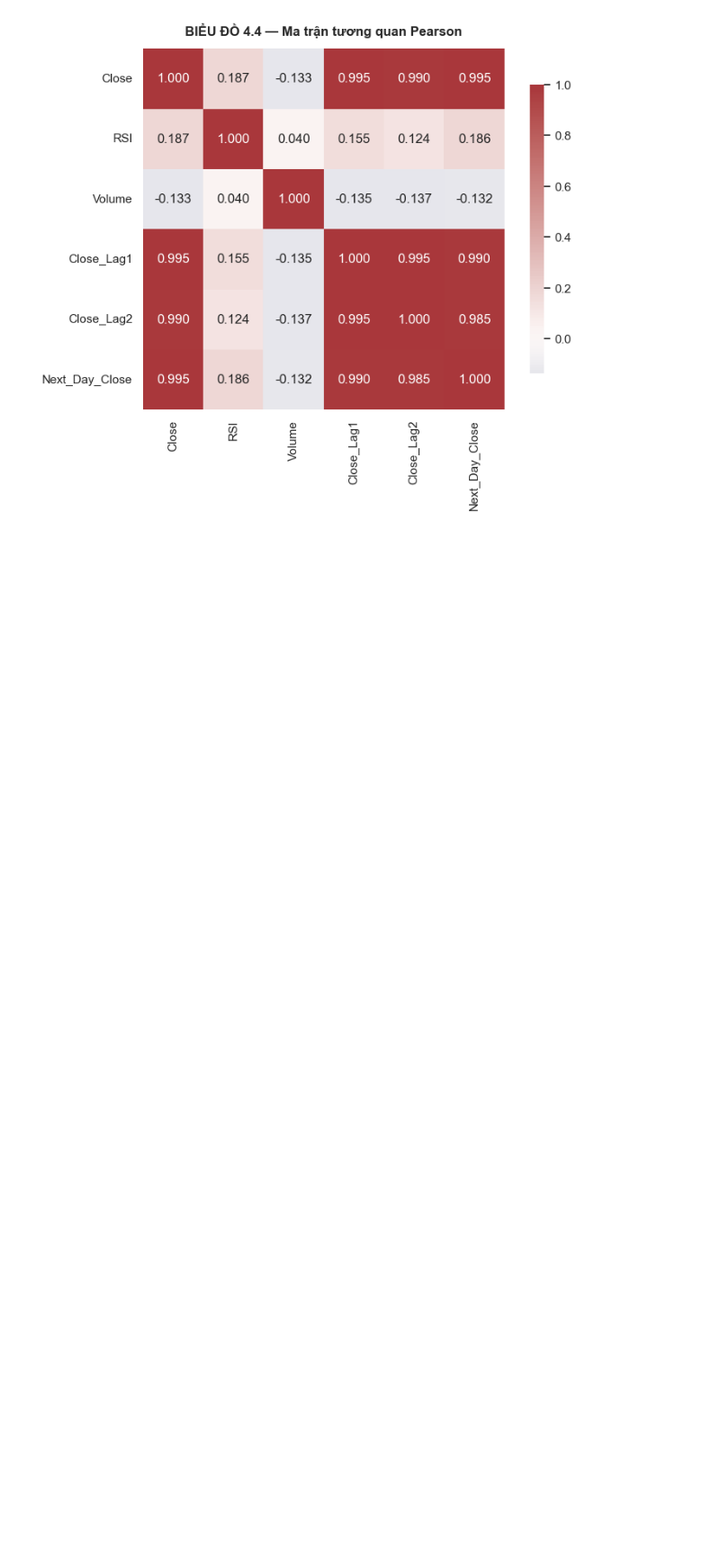
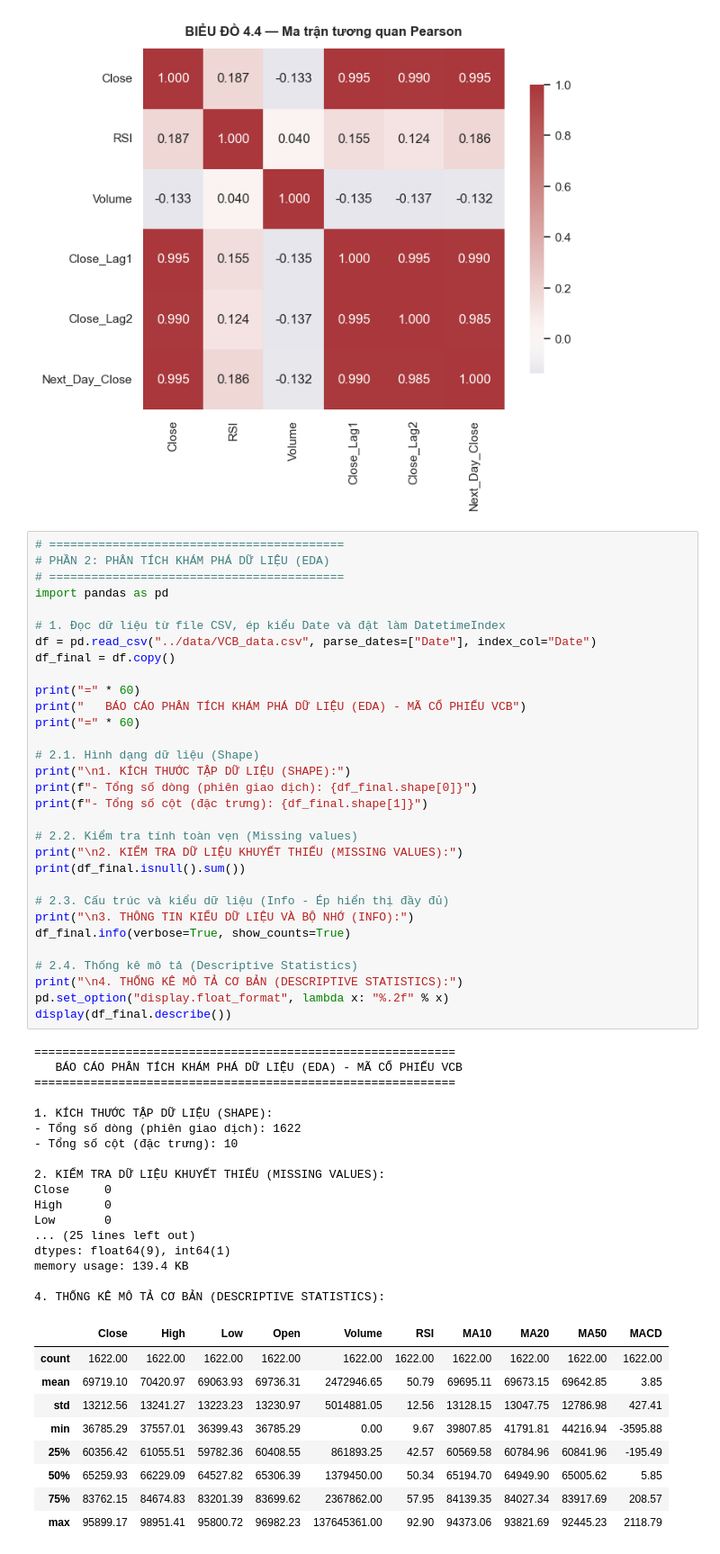
Before and after one commit to dinhhuy410/ADY201m_Final_Project, a Jupyter notebook: notebooks/eda_vcb.ipynb, the cells around one changed output. Shown at 90% size. Saved outputs shown, nothing was run; the diff lists cells and outputs as text; blank space fills up the shorter version.

Commit message:
Update cell EDA info output format

```diff
--- a/notebooks/eda_vcb.ipynb
+++ b/notebooks/eda_vcb.ipynb
@@ -141,3 +141,61 @@ plt.tight_layout()
 plt.show()
 # %% [output]
 [figure]
+# %%
+# ==========================================
+# PHẦN 2: PHÂN TÍCH KHÁM PHÁ DỮ LIỆU (EDA)
+# ==========================================
+import pandas as pd
+
+# 1. Đọc dữ liệu từ file CSV, ép kiểu Date và đặt làm DatetimeIndex
+df = pd.read_csv("../data/VCB_data.csv", parse_dates=["Date"], index_col="Date")
+df_final = df.copy()
+
+print("=" * 60)
+print("   BÁO CÁO PHÂN TÍCH KHÁM PHÁ DỮ LIỆU (EDA) - MÃ CỔ PHIẾU VCB")
+print("=" * 60)
+
+# 2.1. Hình dạng dữ liệu (Shape)
+print("\n1. KÍCH THƯỚC TẬP DỮ LIỆU (SHAPE):")
+print(f"- Tổng số dòng (phiên giao dịch): {df_final.shape[0]}")
+print(f"- Tổng số cột (đặc trưng): {df_final.shape[1]}")
+
+# 2.2. Kiểm tra tính toàn vẹn (Missing values)
+print("\n2. KIỂM TRA DỮ LIỆU KHUYẾT THIẾU (MISSING VALUES):")
+print(df_final.isnull().sum())
+
+# 2.3. Cấu trúc và kiểu dữ liệu (Info - Ép hiển thị đầy đủ)
+print("\n3. THÔNG TIN KIỂU DỮ LIỆU VÀ BỘ NHỚ (INFO):")
+df_final.info(verbose=True, show_counts=True)
+
+# 2.4. Thống kê mô tả (Descriptive Statistics)
+print("\n4. THỐNG KÊ MÔ TẢ CƠ BẢN (DESCRIPTIVE STATISTICS):")
+pd.set_option("display.float_format", lambda x: "%.2f" % x)
+display(df_final.describe())
+# %% [output]
+============================================================
+   BÁO CÁO PHÂN TÍCH KHÁM PHÁ DỮ LIỆU (EDA) - MÃ CỔ PHIẾU VCB
+============================================================
+
+1. KÍCH THƯỚC TẬP DỮ LIỆU (SHAPE):
+- Tổng số dòng (phiên giao dịch): 1622
+- Tổng số cột (đặc trưng): 10
+
+2. KIỂM TRA DỮ LIỆU KHUYẾT THIẾU (MISSING VALUES):
+Close     0
+High      0
+Low       0
+... (25 lines left out)
+dtypes: float64(9), int64(1)
+memory usage: 139.4 KB
+
+4. THỐNG KÊ MÔ TẢ CƠ BẢN (DESCRIPTIVE STATISTICS):
+|  | Close | High | Low | Open | Volume | RSI | MA10 | MA20 | MA50 | MACD |
+| count | 1622.00 | 1622.00 | 1622.00 | 1622.00 | 1622.00 | 1622.00 | 1622.00 | 1622.00 | 1622.00 | 1622.00 |
+| mean | 69719.10 | 70420.97 | 69063.93 | 69736.31 | 2472946.65 | 50.79 | 69695.11 | 69673.15 | 69642.85 | 3.85 |
+| std | 13212.56 | 13241.27 | 13223.23 | 13230.97 | 5014881.05 | 12.56 | 13128.15 | 13047.75 | 12786.98 | 427.41 |
+| min | 36785.29 | 37557.01 | 36399.43 | 36785.29 | 0.00 | 9.67 | 39807.85 | 41791.81 | 44216.94 | -3595.88 |
+| 25% | 60356.42 | 61055.51 | 59782.36 | 60408.55 | 861893.25 | 42.57 | 60569.58 | 60784.96 | 60841.96 | -195.49 |
+| 50% | 65259.93 | 66229.09 | 64527.82 | 65306.39 | 1379450.00 | 50.34 | 65194.70 | 64949.90 | 65005.62 | 5.85 |
+| 75% | 83762.15 | 84674.83 | 83201.39 | 83699.62 | 2367862.00 | 57.95 | 84139.35 | 84027.34 | 83917.69 | 208.57 |
+| max | 95899.17 | 98951.41 | 95800.72 | 96982.23 | 137645361.00 | 92.90 | 94373.06 | 93821.69 | 92445.23 | 2118.79 |
```
